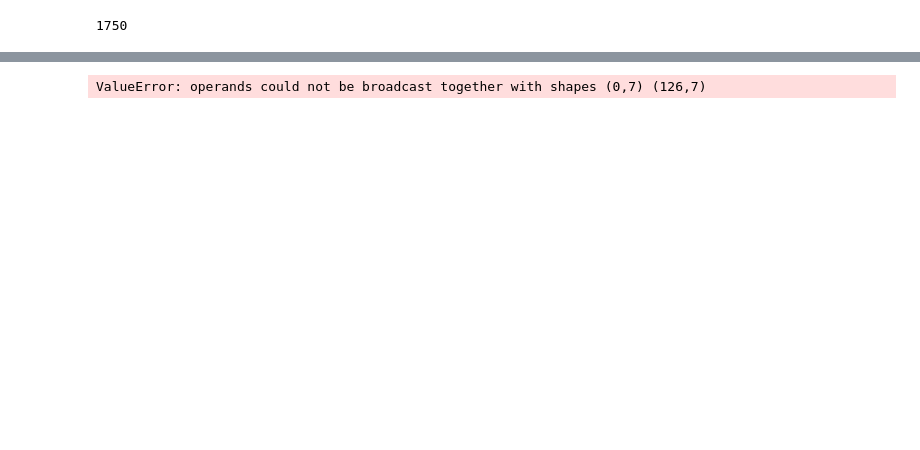
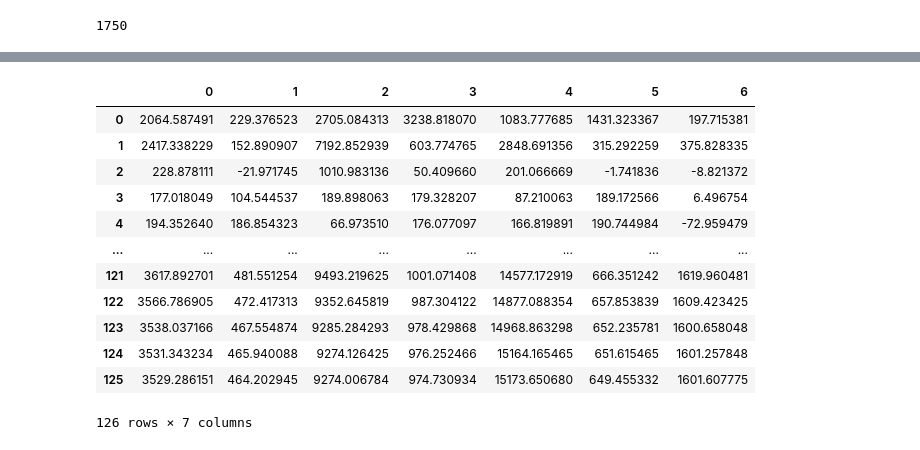
Before and after one commit to janetshin8030/OW_closedloop, a Jupyter notebook: PSDprocessing.ipynb, the cells around one changed output, grey strips where cells are left out. Saved outputs shown, nothing was run; the diff lists cells and outputs as text; code cells hidden in the pictures; blank space fills up the shorter version.

```diff
--- a/PSDprocessing.ipynb
+++ b/PSDprocessing.ipynb
@@ -263,9 +246,21 @@ post_psd_mean = np.mean(post_psds, axis=0)
 # %%
 percent_change_psd = (post_psd_mean - pre_psd_mean) / pre_psd_mean * 100
 percent_change_psd = pd.DataFrame(percent_change_psd)
-percent_change_psd.head(40)
+percent_change_psd
 # %% [output]
+|  | 0 | 1 | 2 | 3 | 4 | 5 | 6 |
+| 0 | 2064.587491 | 229.376523 | 2705.084313 | 3238.818070 | 1083.777685 | 1431.323367 | 197.715381 |
+| 1 | 2417.338229 | 152.890907 | 7192.852939 | 603.774765 | 2848.691356 | 315.292259 | 375.828335 |
+| 2 | 228.878111 | -21.971745 | 1010.983136 | 50.409660 | 201.066669 | -1.741836 | -8.821372 |
+| 3 | 177.018049 | 104.544537 | 189.898063 | 179.328207 | 87.210063 | 189.172566 | 6.496754 |
+| 4 | 194.352640 | 186.854323 | 66.973510 | 176.077097 | 166.819891 | 190.744984 | -72.959479 |
+| ... | ... | ... | ... | ... | ... | ... | ... |
+| 121 | 3617.892701 | 481.551254 | 9493.219625 | 1001.071408 | 14577.172919 | 666.351242 | 1619.960481 |
+| 122 | 3566.786905 | 472.417313 | 9352.645819 | 987.304122 | 14877.088354 | 657.853839 | 1609.423425 |
+| 123 | 3538.037166 | 467.554874 | 9285.284293 | 978.429868 | 14968.863298 | 652.235781 | 1600.658048 |
+| 124 | 3531.343234 | 465.940088 | 9274.126425 | 976.252466 | 15164.165465 | 651.615465 | 1601.257848 |
+| 125 | 3529.286151 | 464.202945 | 9274.006784 | 974.730934 | 15173.650680 | 649.455332 | 1601.607775 |
-ValueError: operands could not be broadcast together with shapes (0,7) (126,7)
+126 rows × 7 columns
 # %%
 def band_power(psd, freqs, f_lo, f_hi):
     idx = (freqs >= f_lo) & (freqs <= f_hi)
```
Also changed, not shown: parts of 8 cells of this notebook, 48 other files.
